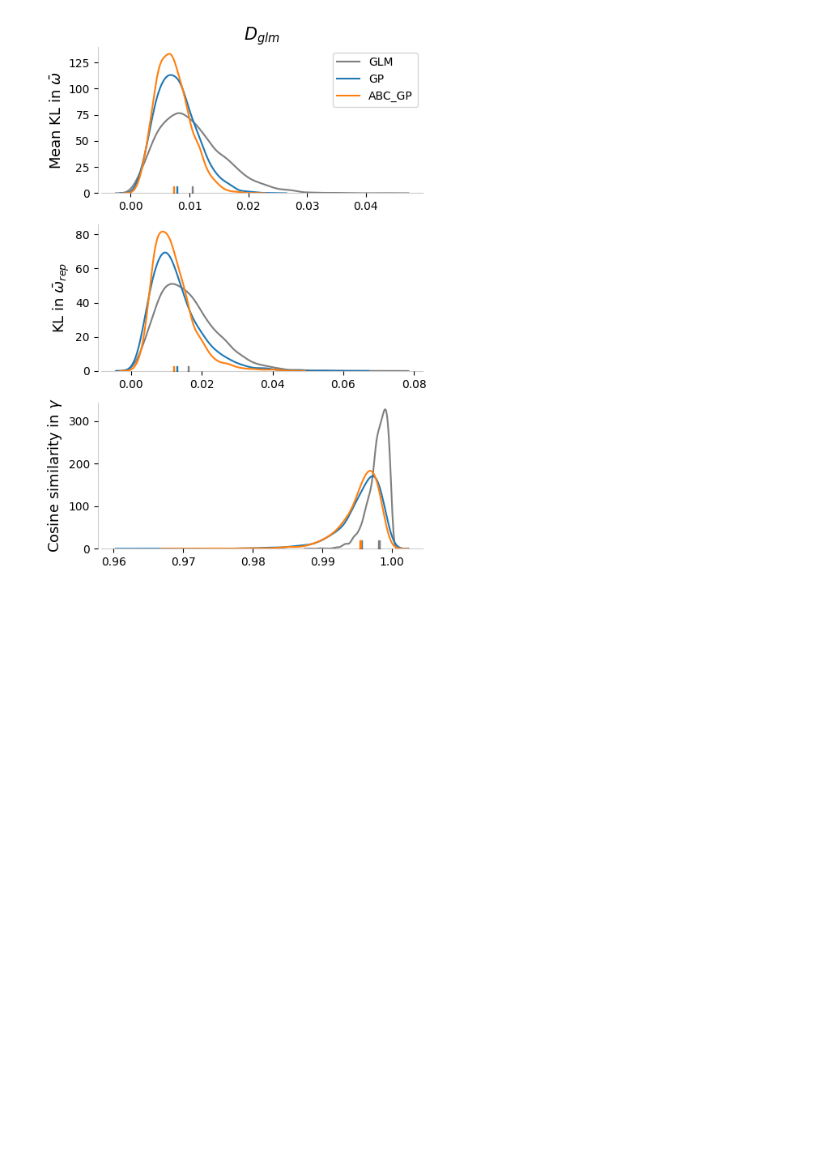
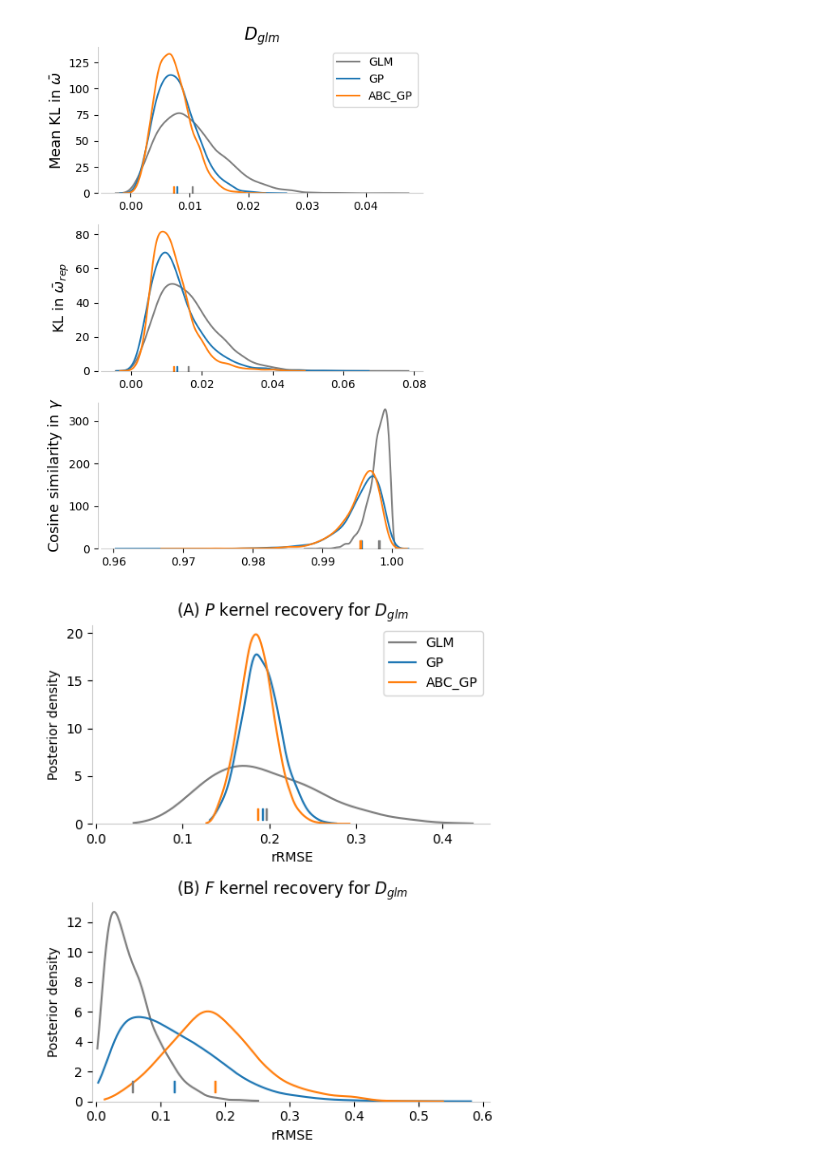
Before and after one commit to zhixiaozhu/ipm-gp-abc-2025, a Jupyter notebook: simulation_case_study/s2_IPM_compare.ipynb, the cells around one changed output. Drawn from its saved outputs; the diff is of its cells as text; code cells hidden in the pictures; blank space fills up the shorter version.

Commit message:
2 more plots for appendix

```diff
--- a/simulation_case_study/s2_IPM_compare.ipynb
+++ b/simulation_case_study/s2_IPM_compare.ipynb
@@ -576,0 +669,36 @@ plt.show()
+# %%
+fig, axes = plt.subplots(2, 1, figsize=(5, 6))
+
+for ax, panel, part, error in zip(
+        axes, ['A', 'B'], ['P', 'F'], [p_error, f_error]):
+
+    plt.sca(ax)
+    ax.spines['left'].set_position(('outward', 3))
+    ax.spines['left'].set_alpha(0.2)
+    ax.spines['bottom'].set_alpha(0.2)
+    ax.spines['top'].set_visible(False)
+    ax.spines['right'].set_visible(False)
+
+    sns.kdeplot(x=error['GLM'], color='C7', label='GLM',
+                bw_adjust=1.3, cut=0)
+    sns.kdeplot(x=error['GP'], color='C0', label='GP',
+                bw_adjust=1.3, cut=0)
+    sns.kdeplot(x=error['ABC_GP'], weights=abc_weight, color='C1',
+                label='ABC_GP', bw_adjust=1.3, cut=0)
+
+    plt.plot(np.mean(error['GLM']), 1, marker='$|$', color='C7', markersize=8)
+    plt.plot(np.mean(error['GP']), 1, marker='$|$', color='C0', markersize=8)
+    plt.plot(np.average(error['ABC_GP'], weights=abc_weight), 1,
+             marker='$|$', color='C1', markersize=8)
+
+    plt.title(rf'({panel}) ${part}$ kernel recovery for $D_{{{data_style}}}$')
+    plt.xlabel('rRMSE')
+    plt.ylabel('Posterior density')
+    plt.xlim(left=0)
+
+axes[0].legend()
+plt.tight_layout()
+# plt.savefig(f'plot_kernel.pdf')
+plt.show()
+# %% [output]
+[figure, added]
```
Also changed, not shown: parts of 1 cell of this notebook, 1 other file.
